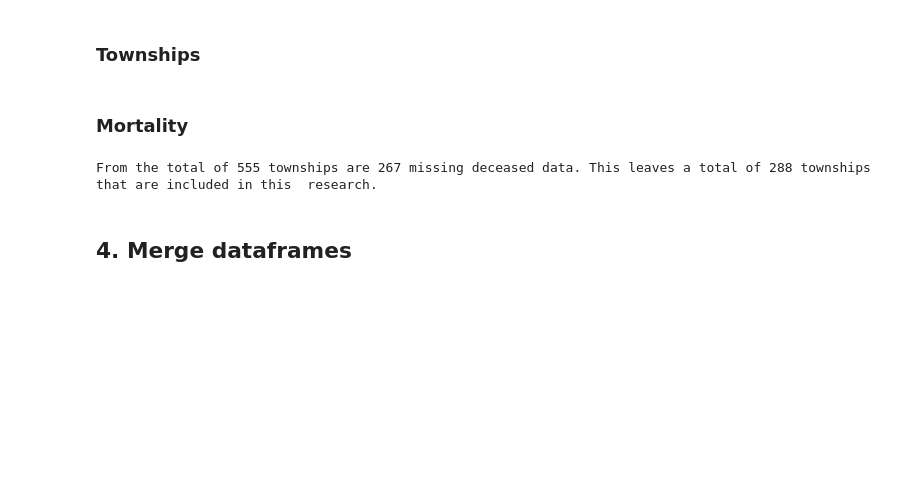
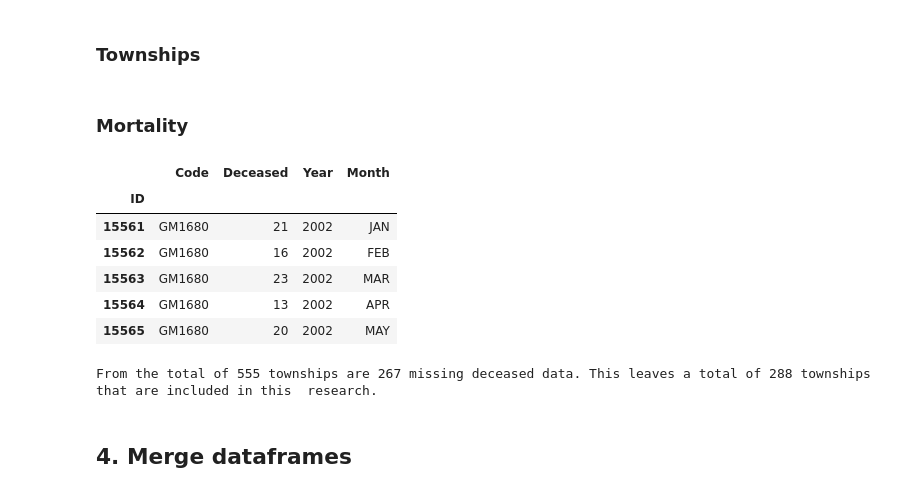
Before and after one commit to joost011/finalAssignment, a Jupyter notebook: main.ipynb, the cells around one changed output. Cells and saved outputs as stored; diff of their text form; code cells hidden in the pictures; blank space fills up the shorter version.

```diff
--- a/main.ipynb
+++ b/main.ipynb
@@ -266,3 +271,13 @@ mortality_df[['Deceased', 'Year', 'Month']] = mortality_df[['Deceased', 'Year',
+# %%
+mortality_df.head()
+# %% [output]
+|  | Code | Deceased | Year | Month |
+| ID |  |  |  |  |
+| 15561 | GM1680 | 21 | 2002 | JAN |
+| 15562 | GM1680 | 16 | 2002 | FEB |
+| 15563 | GM1680 | 23 | 2002 | MAR |
+| 15564 | GM1680 | 13 | 2002 | APR |
+| 15565 | GM1680 | 20 | 2002 | MAY |
 # %%
 print(f'From the total of {total_townships} townships are {len(townships_missing_data)} missing deceased data. This leaves a total of {total_townships - len(townships_missing_data)} townships that are included in this  research.')
 # %% [output]
```
Also changed, not shown: parts of 23 cells of this notebook.
